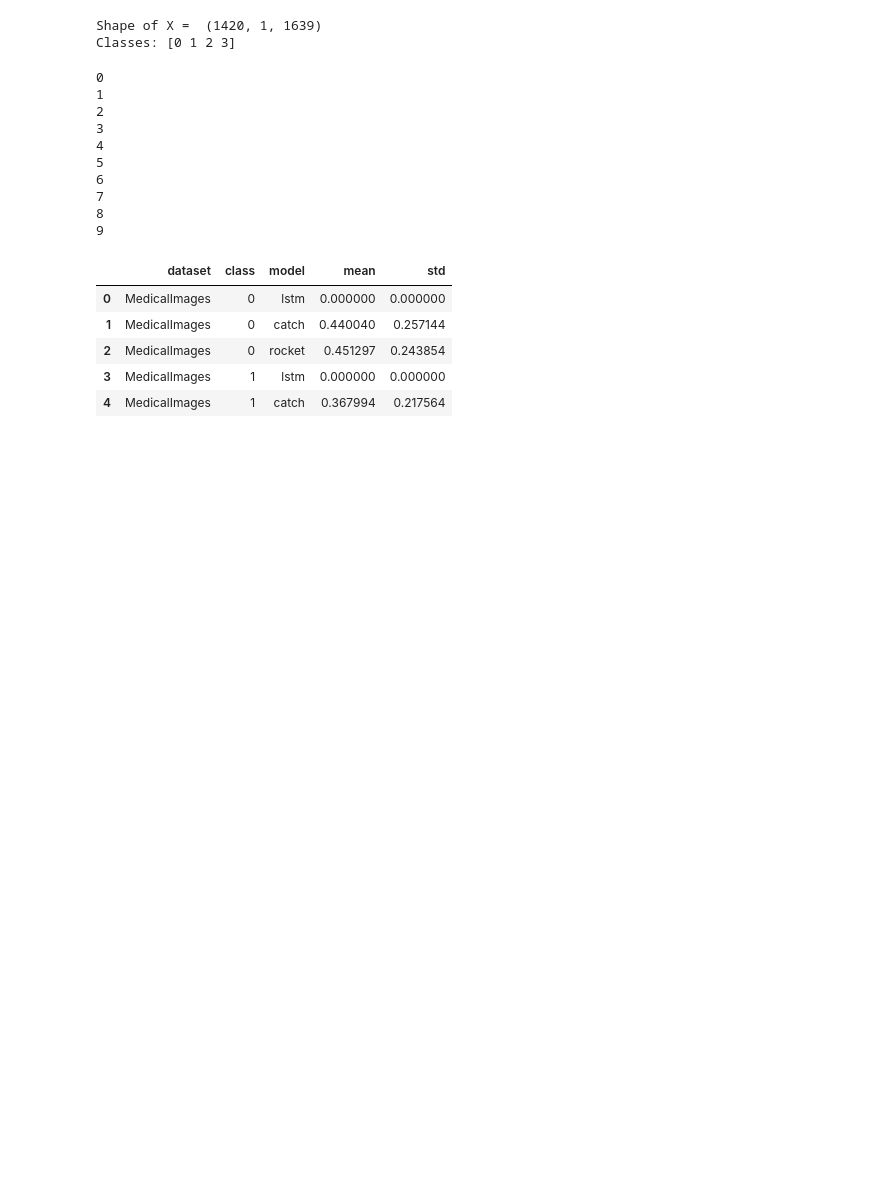
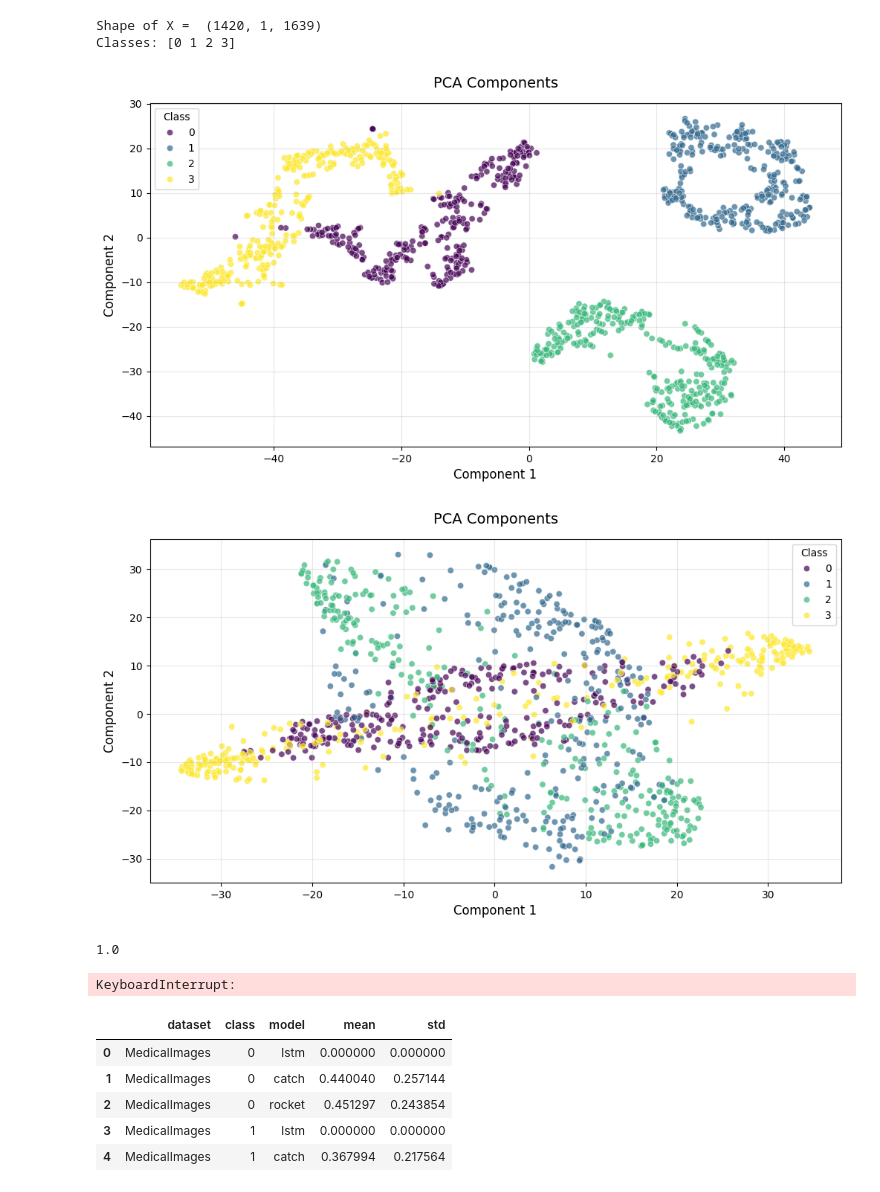
Before and after one commit to Nia3324/Morphing, a Jupyter notebook: multi_class.ipynb, the cells around one changed output. Saved outputs shown, nothing was run; the diff lists cells and outputs as text; code cells hidden in the pictures; blank space fills up the shorter version.

```diff
--- a/multi_class.ipynb
+++ b/multi_class.ipynb
@@ -25,6 +25,40 @@ X_train, X_test, y_train, y_test = train_test_split(X, y, test_size=0.2, random_
 # %% [output]
 Shape of X =  (1420, 1, 1639)
 Classes: [0 1 2 3]
+# %%
+from sklearn.manifold import TSNE
+from sklearn.decomposition import PCA
+import matplotlib.pyplot as plt
+import seaborn as sns
+
+def getTSNE(X, n_components=2):
+    tsne = TSNE(n_components=n_components)
+    X_tsne = tsne.fit_transform(X)
+    return X_tsne
+
+def getPCA(X, n_components=2):
+    pca = PCA(n_components=n_components)
+    X_pca = pca.fit_transform(X)
+    return X_pca
+
+def plot_components(X, y):
+    plt.figure(figsize=(12, 6))
+    sns.scatterplot(x=X[:, 0], y=X[:, 1], hue=y, palette='viridis', alpha=0.7)
+    plt.title('PCA Components', fontsize=14, pad=15)
+    plt.xlabel('Component 1', fontsize=12)
+    plt.ylabel('Component 2', fontsize=12)
+    plt.grid(True, alpha=0.3)
+    plt.legend(title='Class')
+    plt.show()
+
+X_tsne = getTSNE(X_train.squeeze(axis=1), 2)
+plot_components(X_tsne, y_train)
+
+X_pca = getPCA(X_train.squeeze(axis=1), 2)
+plot_components(X_pca, y_train)
+# %% [output]
+[figure, added]
+[figure, added]
 # %%
 # Train Model
 lstm = Models('lstm', X_train, y_train)
@@ -36,3 +75,10 @@ lstm.train_lstm()
+# %%
+from sklearn.metrics import accuracy_score
+
+pred,_ = roc.predict(X_test)
+print(accuracy_score(pred, y_test))
+# %% [output]
+1.0
 # %%
 results = {}
 
@@ -43,23 +89,11 @@ for c in np.unique(y):
     mor.get_DTWGlobalBorderline(perc_samples=0.1)
 
     res['lstm'] = mor.Binay_MorphingCalculater(lstm)
-    res['catch'] = mor.Binay_MorphingCalculater(catch)
-    res['rocket'] = mor.Binay_MorphingCalculater(rocket)
+    #res['catch'] = mor.Binay_MorphingCalculater(catch)
+    #res['rocket'] = mor.Binay_MorphingCalculater(rocket)
 
     print(c)
     results[c] = res
     columns = ['dataset', 'class', 'model', 'mean', 'std']
-
-with open('results/MedicalImages.pkl', 'wb') as f:
-    pickle.dump(results, f)
 # %% [output]
-0
-1
-2
-3
-4
-5
-6
-7
-8
-9
+KeyboardInterrupt:
```
Also changed, not shown: parts of 6 cells of this notebook, 5 other files.
